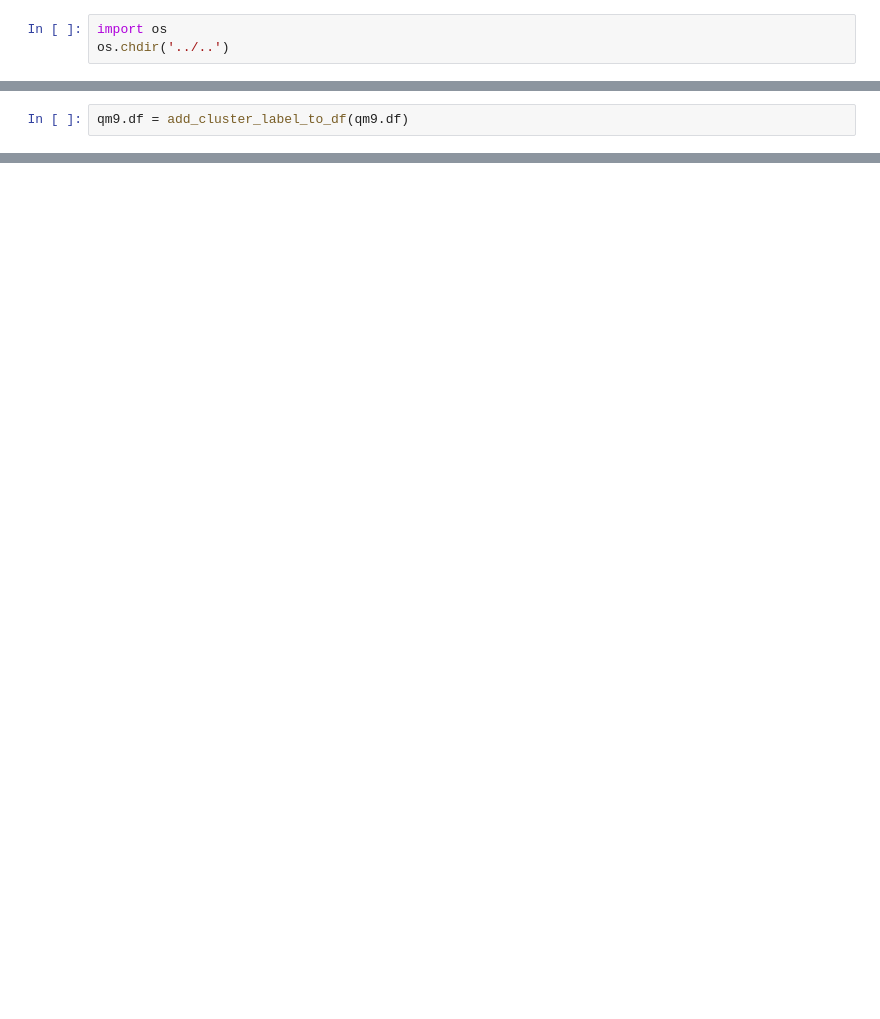
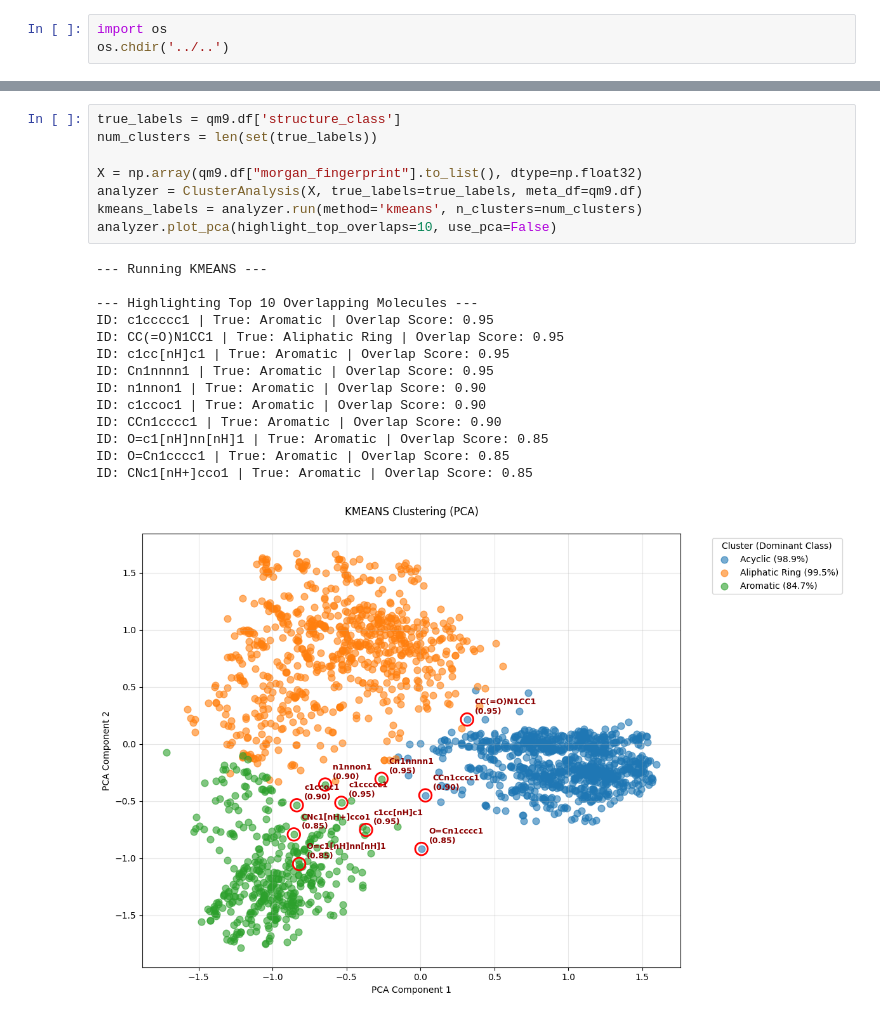
Before and after one commit to karlfindhansen/Non-Euclidean-Distances-in-Molecular-Representation, a Jupyter notebook: notebooks/QM9/cluster_analysis.ipynb, the cells around one changed output, grey strips where cells are left out. Cells and saved outputs as stored; diff of their text form; blank space fills up the shorter version.

Commit message:
some cluster analysis + updated qm9 dataloader

```diff
--- a/notebooks/QM9/cluster_analysis.ipynb
+++ b/notebooks/QM9/cluster_analysis.ipynb
@@ -75,2 +170,0 @@ def add_cluster_label_to_df(df):
-# %%
-qm9.df = add_cluster_label_to_df(qm9.df)
@@ -79,0 +194,23 @@ TypeError: Series.mean() got an unexpected keyword argument 'axis'
+# %%
+true_labels = qm9.df['structure_class']
+num_clusters = len(set(true_labels))
+
+X = np.array(qm9.df["morgan_fingerprint"].to_list(), dtype=np.float32)
+analyzer = ClusterAnalysis(X, true_labels=true_labels, meta_df=qm9.df)
+kmeans_labels = analyzer.run(method='kmeans', n_clusters=num_clusters)
+analyzer.plot_pca(highlight_top_overlaps=10, use_pca=False)
+# %% [output]
+--- Running KMEANS ---
+
+--- Highlighting Top 10 Overlapping Molecules ---
+ID: c1ccccc1 | True: Aromatic | Overlap Score: 0.95
+ID: CC(=O)N1CC1 | True: Aliphatic Ring | Overlap Score: 0.95
+ID: c1cc[nH]c1 | True: Aromatic | Overlap Score: 0.95
+ID: Cn1nnnn1 | True: Aromatic | Overlap Score: 0.95
+ID: n1nnon1 | True: Aromatic | Overlap Score: 0.90
+ID: c1ccoc1 | True: Aromatic | Overlap Score: 0.90
+ID: CCn1cccc1 | True: Aromatic | Overlap Score: 0.90
+ID: O=c1[nH]nn[nH]1 | True: Aromatic | Overlap Score: 0.85
+ID: O=Cn1cccc1 | True: Aromatic | Overlap Score: 0.85
+ID: CNc1[nH+]cco1 | True: Aromatic | Overlap Score: 0.85
+[figure, added]
```
Also changed, not shown: parts of 6 cells of this notebook, 3 other files.
